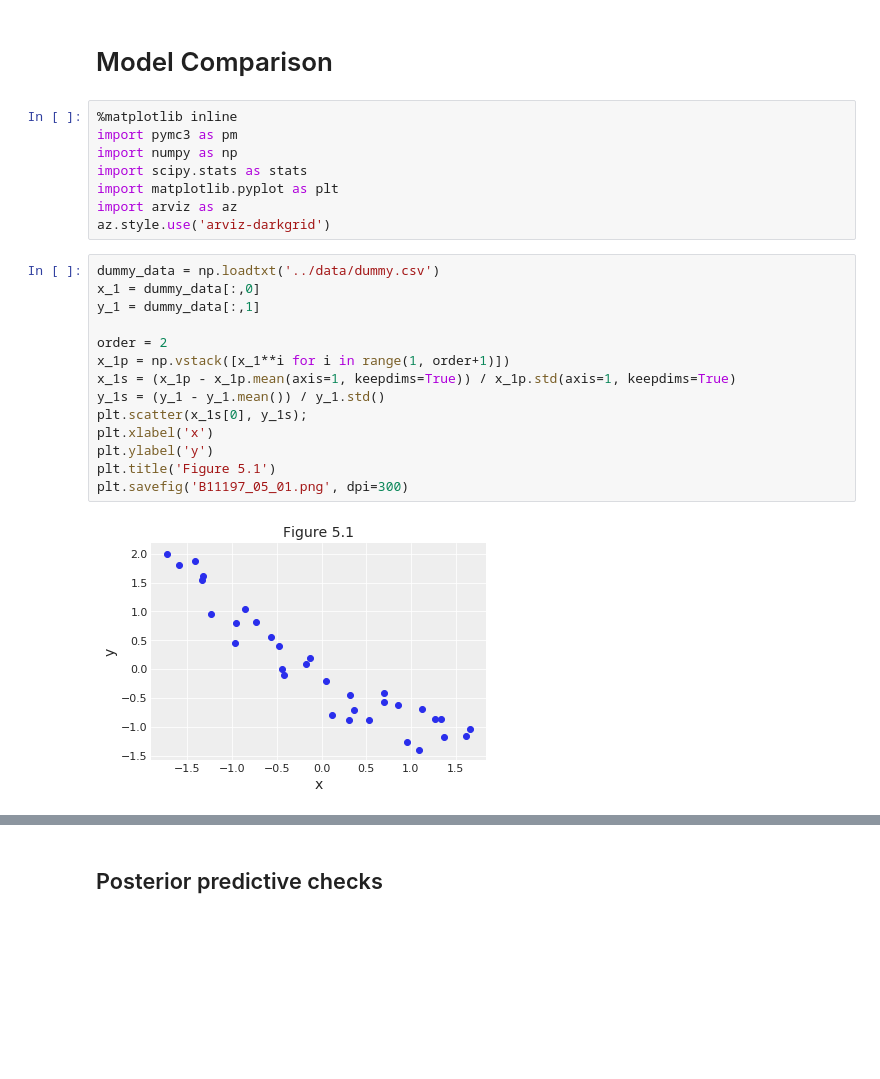
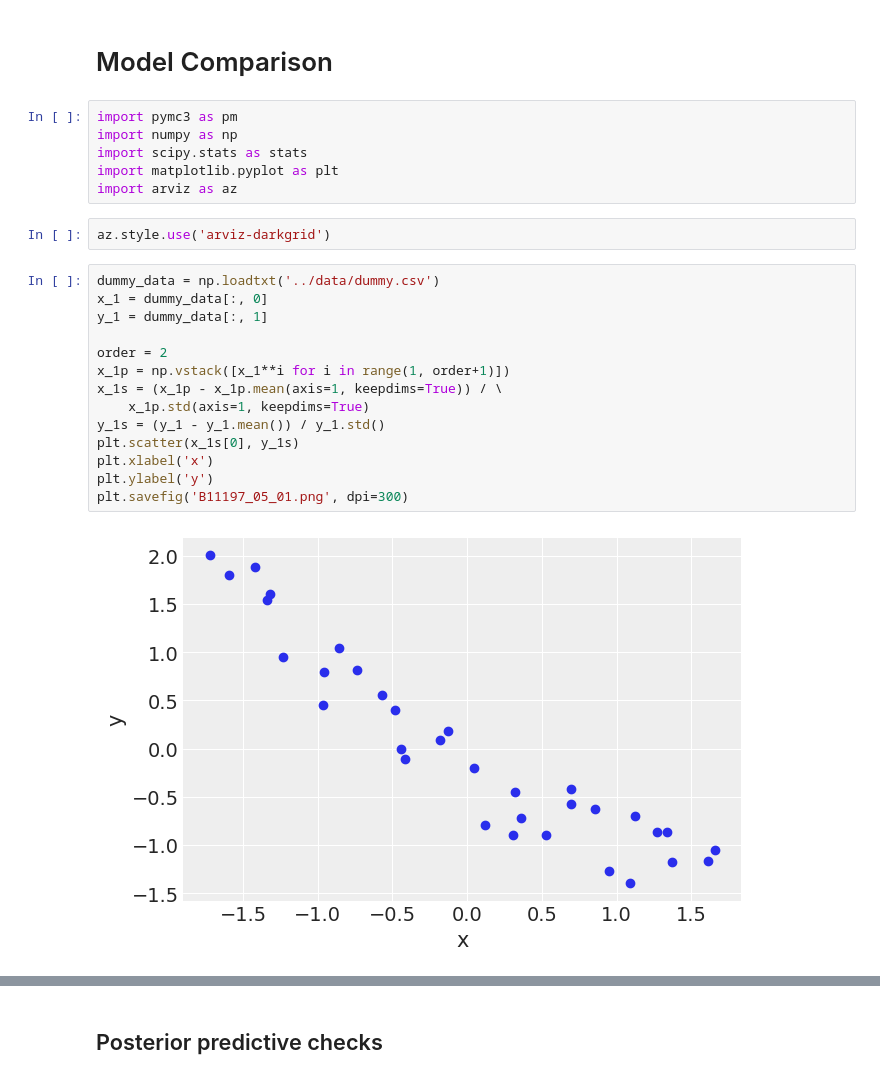
Before and after one commit to aloctavodia/BAP, a Jupyter notebook: code/Chp5/05_Model_comparison.ipynb, the cells around one changed output, grey strips where cells are left out. Drawn from its saved outputs; the diff is of its cells as text; blank space fills up the shorter version.

```diff
--- a/code/Chp5/05_Model_comparison.ipynb
+++ b/code/Chp5/05_Model_comparison.ipynb
@@ -1,29 +1,29 @@
 # %% [markdown]
 # Model Comparison
 # %%
-%matplotlib inline
 import pymc3 as pm
 import numpy as np
 import scipy.stats as stats
 import matplotlib.pyplot as plt
 import arviz as az
-az.style.use('arviz-darkgrid')
+# %%
+az.style.use('arviz-darkgrid')
 # %%
 dummy_data = np.loadtxt('../data/dummy.csv')
-x_1 = dummy_data[:,0]
-y_1 = dummy_data[:,1]
+x_1 = dummy_data[:, 0]
+y_1 = dummy_data[:, 1]
 
 order = 2
 x_1p = np.vstack([x_1**i for i in range(1, order+1)])
-x_1s = (x_1p - x_1p.mean(axis=1, keepdims=True)) / x_1p.std(axis=1, keepdims=True)
+x_1s = (x_1p - x_1p.mean(axis=1, keepdims=True)) / \
+    x_1p.std(axis=1, keepdims=True)
 y_1s = (y_1 - y_1.mean()) / y_1.std()
-plt.scatter(x_1s[0], y_1s);
+plt.scatter(x_1s[0], y_1s)
 plt.xlabel('x')
 plt.ylabel('y')
-plt.title('Figure 5.1')
 plt.savefig('B11197_05_01.png', dpi=300)
 # %% [output]
-[figure, old version]
+[figure, new version]
 # %%
 with pm.Model() as model_l:
     α = pm.Normal('α', mu=0, sd=1)
```
Also changed, not shown: parts of 25 cells of this notebook, 15 other files.
